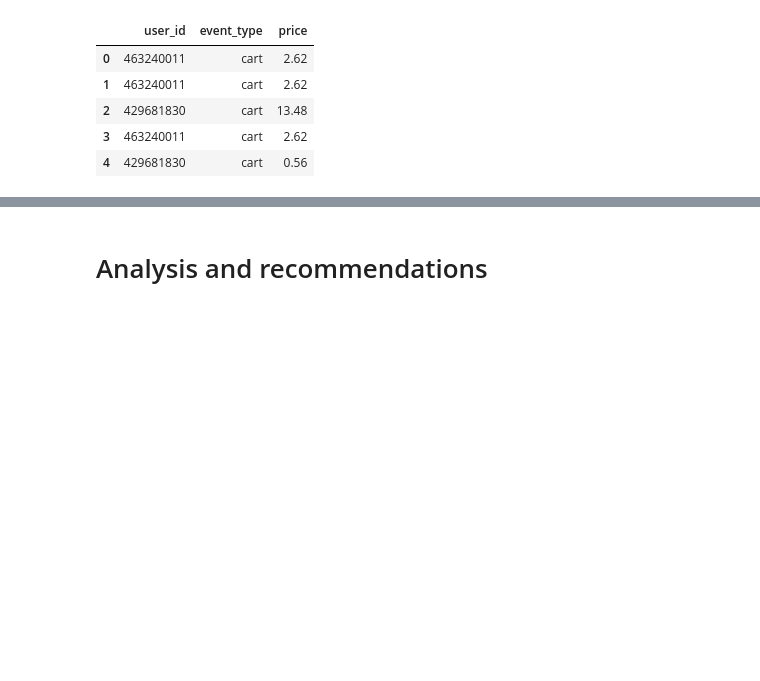
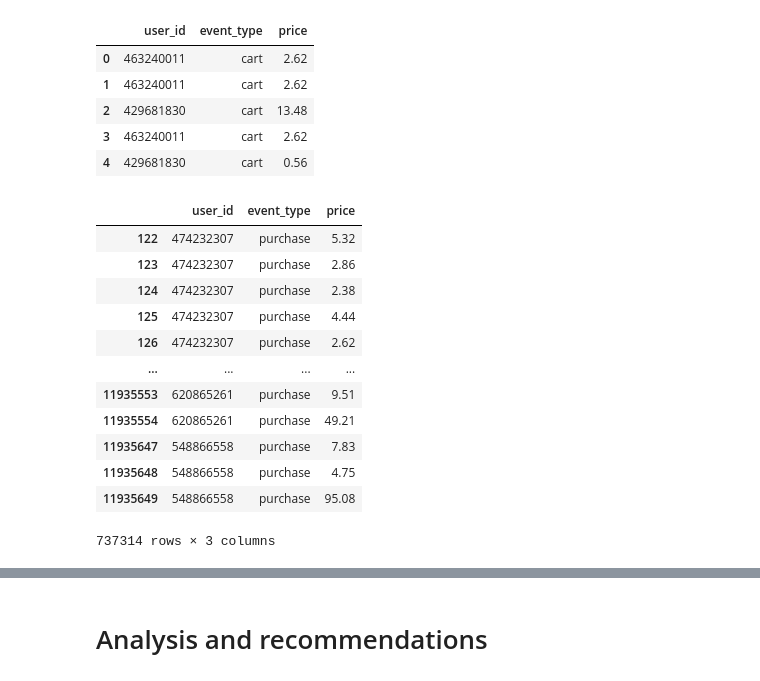
Before and after one commit to rksin8/customer_analysis, a Jupyter notebook: Customer Analysis for Ecommerce.ipynb, the cells around one changed output, grey strips where cells are left out. Drawn from its saved outputs; the diff is of its cells as text; code cells hidden in the pictures; blank space fills up the shorter version.

```diff
--- a/Customer Analysis for Ecommerce.ipynb
+++ b/Customer Analysis for Ecommerce.ipynb
@@ -577,0 +629,18 @@ sales['period'] = sales.date.month
+# %%
+loyalty = df6[df6.event_type=='purchase']
+# %%
+loyalty
+# %% [output]
+|  | user_id | event_type | price |
+| 122 | 474232307 | purchase | 5.32 |
+| 123 | 474232307 | purchase | 2.86 |
+| 124 | 474232307 | purchase | 2.38 |
+| 125 | 474232307 | purchase | 4.44 |
+| 126 | 474232307 | purchase | 2.62 |
+| ... | ... | ... | ... |
+| 11935553 | 620865261 | purchase | 9.51 |
+| 11935554 | 620865261 | purchase | 49.21 |
+| 11935647 | 548866558 | purchase | 7.83 |
+| 11935648 | 548866558 | purchase | 4.75 |
+| 11935649 | 548866558 | purchase | 95.08 |
+737314 rows × 3 columns
```
Also changed, not shown: parts of 38 cells of this notebook.
